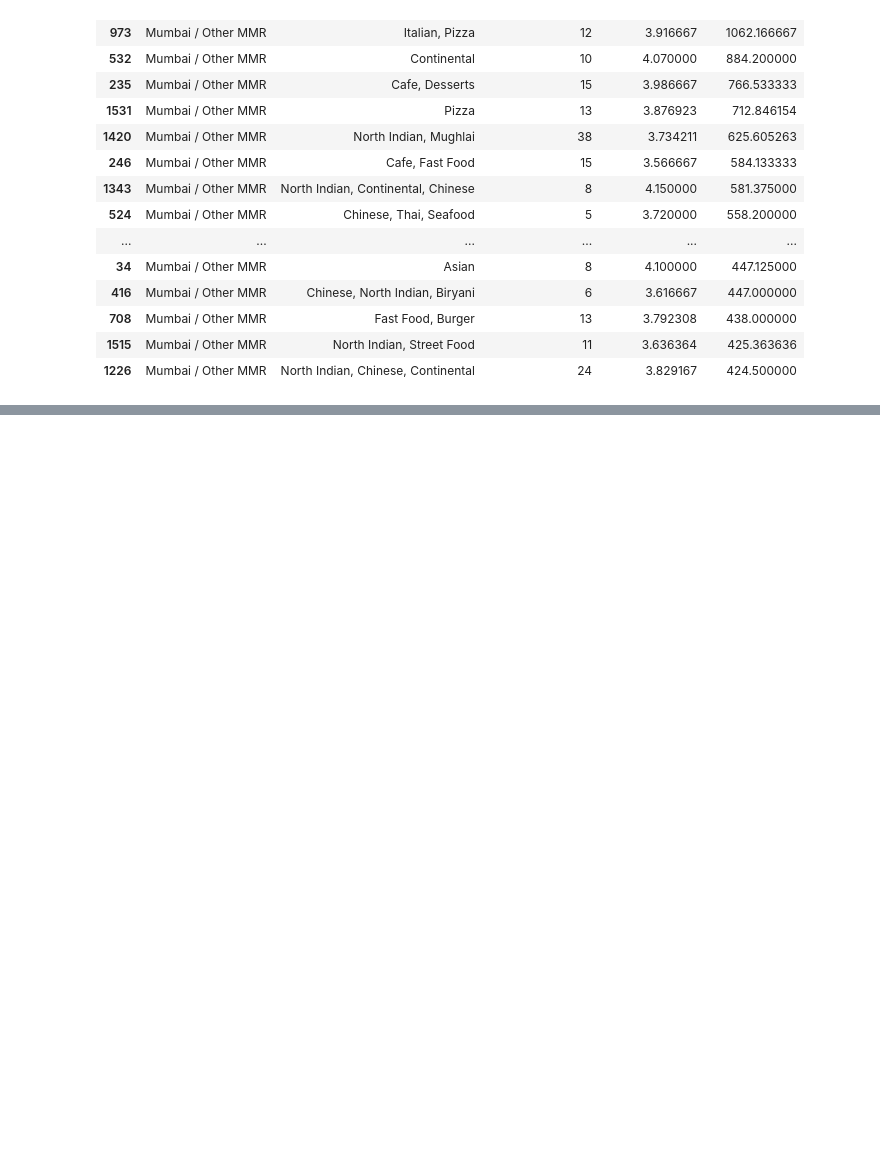
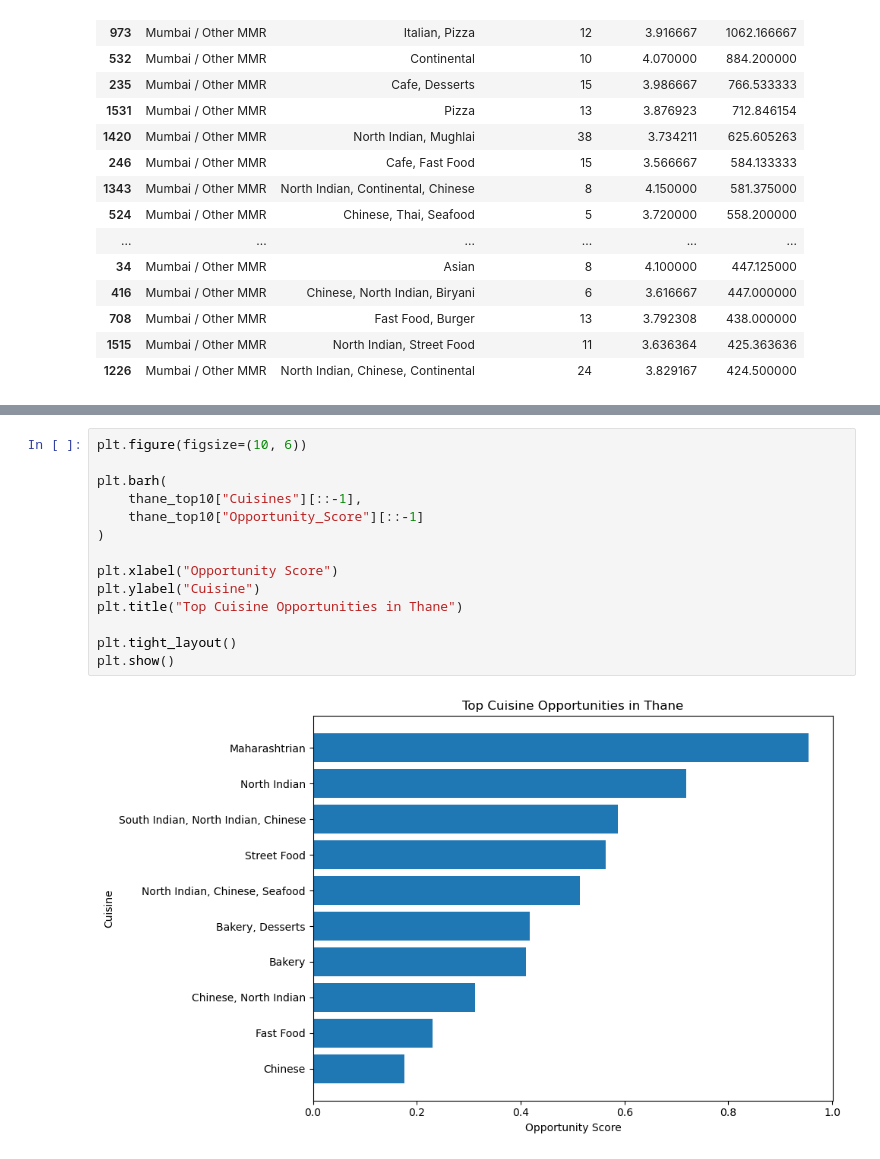
Before and after one commit to devika0624/mumbai-mmr-restaurant-market-intelligence, a Jupyter notebook: notebooks/02_mumbai_dataset_audit.ipynb, the cells around one changed output, grey strips where cells are left out. Drawn from its saved outputs; the diff is of its cells as text; blank space fills up the shorter version.

```diff
--- a/notebooks/02_mumbai_dataset_audit.ipynb
+++ b/notebooks/02_mumbai_dataset_audit.ipynb
@@ -2639,0 +3142,16 @@ cuisine_city.head(20)
+# %%
+plt.figure(figsize=(10, 6))
+
+plt.barh(
+    thane_top10["Cuisines"][::-1],
+    thane_top10["Opportunity_Score"][::-1]
+)
+
+plt.xlabel("Opportunity Score")
+plt.ylabel("Cuisine")
+plt.title("Top Cuisine Opportunities in Thane")
+
+plt.tight_layout()
+plt.show()
+# %% [output]
+[figure, added]
```
Also changed, not shown: parts of 40 cells of this notebook.
